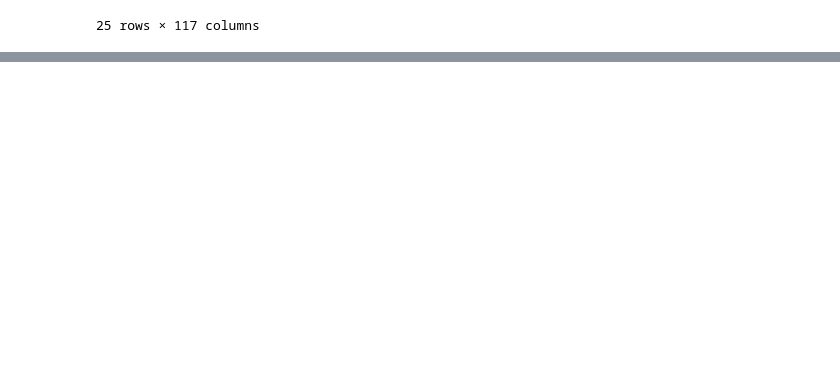
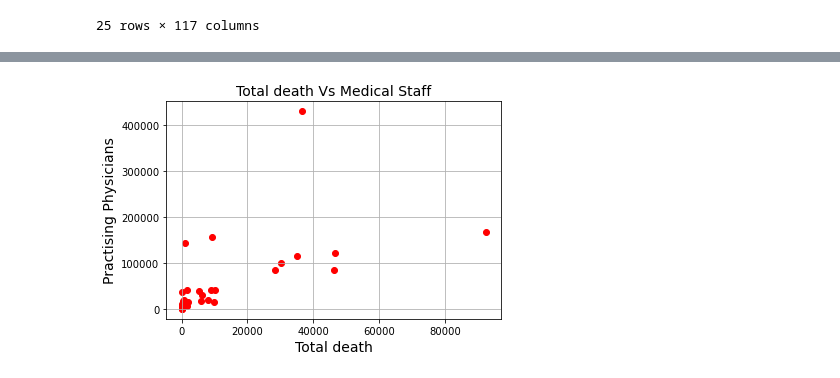
Before and after one commit to apurvTri123/covidPlayground, a Jupyter notebook: plyBook.ipynb, the cells around one changed output, grey strips where cells are left out. Saved outputs shown, nothing was run; the diff lists cells and outputs as text; code cells hidden in the pictures; blank space fills up the shorter version.

Commit message:
scatter plot added for analysis

```diff
--- a/plyBook.ipynb
+++ b/plyBook.ipynb
@@ -111,0 +134,10 @@ data.to_csv(fileN, encoding='utf-8', index=False)
+# %%
+d = pd.DataFrame(data,columns=['TotalDeaths','Practising physicians'])
+plt.scatter(d['TotalDeaths'], d['Practising physicians'], color='red')
+plt.title('Total death Vs Medical Staff', fontsize=14)
+plt.xlabel('Total death', fontsize=14)
+plt.ylabel('Practising Physicians', fontsize=14)
+plt.grid(True)
+plt.show()
+# %% [output]
+[figure, added]
```
Also changed, not shown: parts of 3 cells of this notebook.
